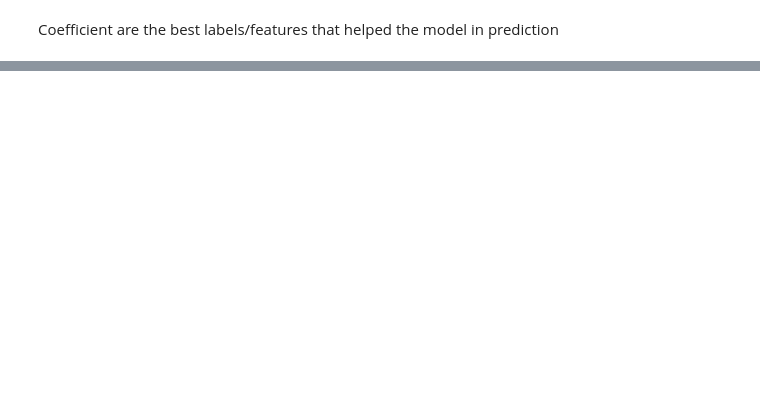
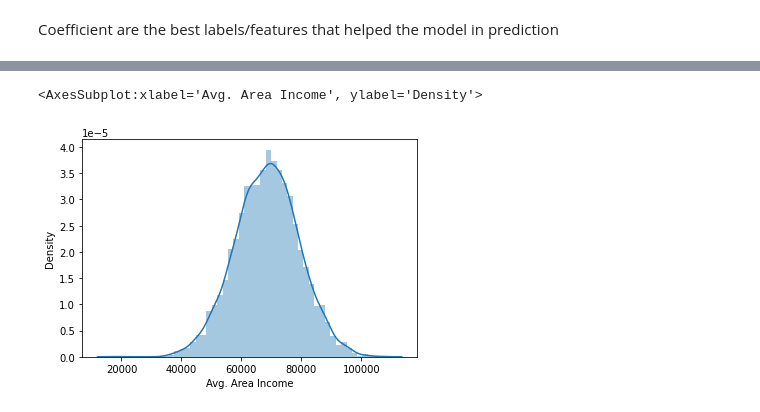
Before and after one commit to mhmzdev/AI-ML_Course_py_files, a Jupyter notebook: 9. Linear Regression Part 1 - ML Algos.ipynb, the cells around one changed output, grey strips where cells are left out. Cells and saved outputs as stored; diff of their text form; code cells hidden in the pictures; blank space fills up the shorter version.

```diff
--- a/9. Linear Regression Part 1 - ML Algos.ipynb
+++ b/9. Linear Regression Part 1 - ML Algos.ipynb
@@ -40,0 +45,3 @@ Coefficient are the best labels/features that helped the model in prediction
+# %%
+df = pd.read_csv("Linear_Regression/USA_Housing.csv")
+df.head(10)
@@ -40,0 +60,3 @@ Coefficient are the best labels/features that helped the model in prediction
+# %%
+# since, 'Address' is not required for predicting the Pricse. So, we can drop the column
+df.drop(columns=['Address'],inplace=True)
@@ -40,0 +114,3 @@ Coefficient are the best labels/features that helped the model in prediction
+# %%
+# if values were found that are NaN or null
+df.fillna(0, inplace=True)
@@ -40,0 +142,5 @@ Coefficient are the best labels/features that helped the model in prediction
+# %%
+sns.distplot(df['Avg. Area Income'])
+# %% [output]
+<AxesSubplot:xlabel='Avg. Area Income', ylabel='Density'>
+[figure, added]
```
Also changed, not shown: parts of 70 cells of this notebook, 3 other files.
